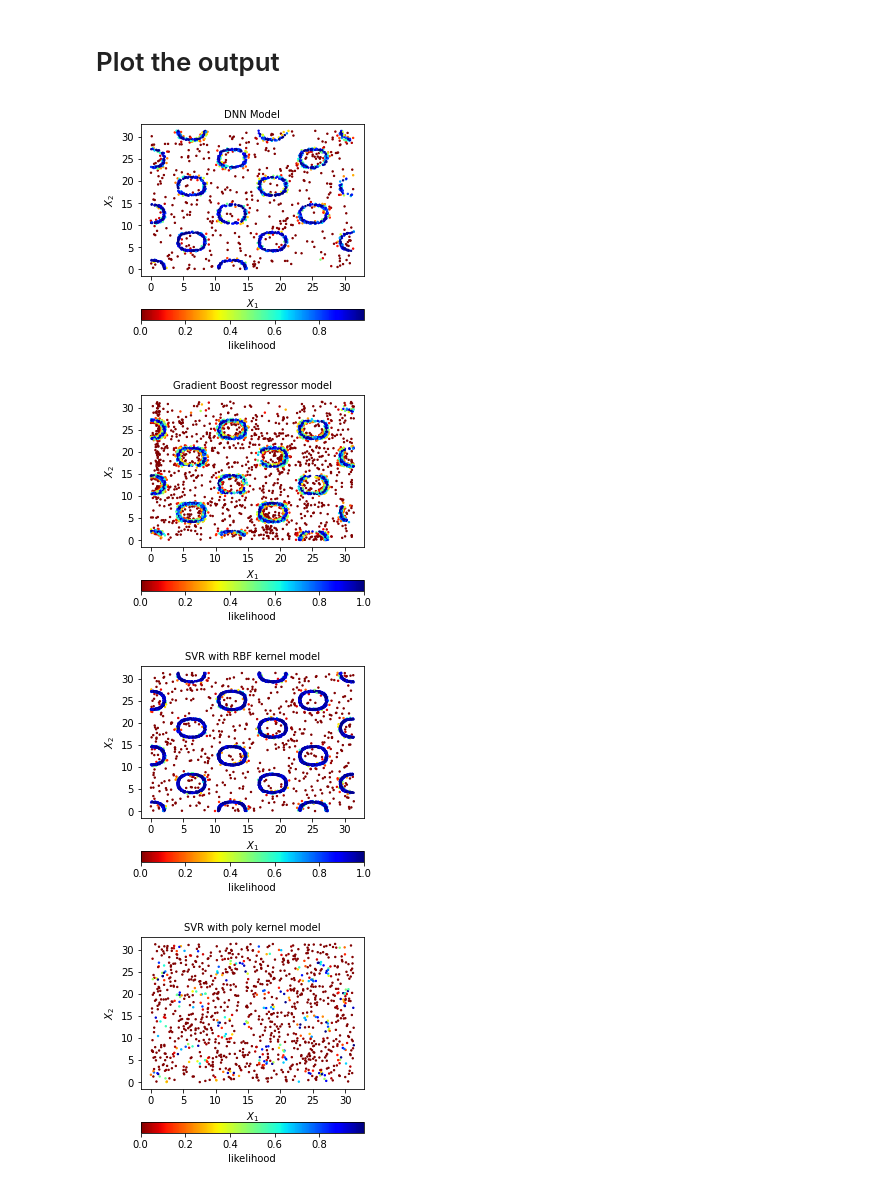
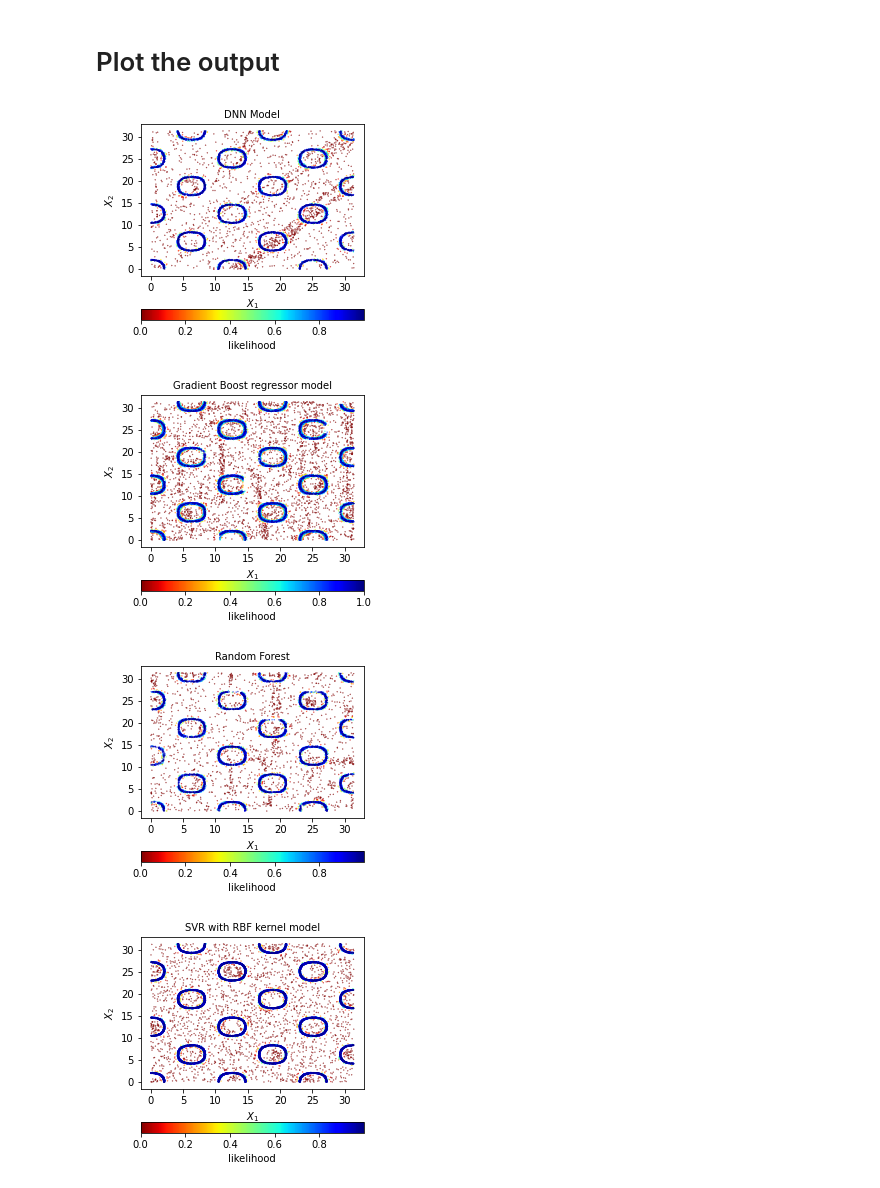
Before and after one commit to AHamamd150/MLscanner, a Jupyter notebook: MLS_random.ipynb, the cells around one changed output. Cells and saved outputs as stored; diff of their text form; code cells hidden in the pictures.

```diff
--- a/MLS_random.ipynb
+++ b/MLS_random.ipynb
@@ -71,7 +71,7 @@ class scan():
           print('DNN_model- Run Number {} - Number of collected points= {}'.format(q,len(X)))
     return X
 
-  def run_GBR(self,runs =20,learning_rate=0.01,n_estimators=50,max_depth=30,print_output=True):
+  def run_GBR(self,runs =20,learning_rate=0.01,n_estimators=100,max_depth=30,print_output=True):
     GBR =GradientBoostingRegressor(learning_rate=learning_rate,n_estimators=n_estimators,max_depth=max_depth)
     x1,x2,X=self.generate_init(100)
     obs1 = self.obs(x1, x2)
@@ -89,6 +89,26 @@ class scan():
       GBR.fit(X, obs1)
       if print_output == True:
           print('Gradient Boost regressor model- Run Number {} - Number of collected points= {}'.format(q,len(X)))
+    return X
+
+  def run_RFR(self,runs =20,n_estimators=100,max_depth=30,print_output=True):
+    RFR =RandomForestRegressor(n_estimators=n_estimators,max_depth=max_depth)
+    x1,x2,X=self.generate_init(100)
+    obs1 = self.obs(x1, x2)
+    RFR.fit(X, obs1)
+    for q in range(runs):
+      _,_,x = self.generate_init(10000)
+      pred = RFR.predict(x).flatten()
+      pred1 = self.likelihood(100,20,pred)
+      xsel = x[pred1>0.9]
+      m = round(len(xsel)/9)
+      xsel1 = np.append(xsel[:-m],x[-m:],axis=0)
+      obs2 = self.obs(xsel1[:, 0], xsel1[:, 1])
+      X = np.append(X, xsel1, axis=0)
+      obs1 = np.append(obs1, obs2)
+      RFR.fit(X, obs1)
+      if print_output == True:
+          print('Random Forest regressor model- Run Number {} - Number of collected points= {}'.format(q,len(X)))
     return X
 
   def run_SVMRBF(self,runs =20, C=100, gamma=0.1, epsilon=0.1,print_output=True):
@@ -136,7 +156,7 @@ class scan():
 
   def plot_model(self,input,title=''):
     plt.figure(figsize=(4,4))
-    plt.scatter(input[:, 0],input[:, 1],c=self.likelihood(100,20,self.obs(input[:, 0],input[:, 1])),s=2,cmap='jet_r')
+    plt.scatter(input[:, 0],input[:, 1],c=self.likelihood(100,20,self.obs(input[:, 0],input[:, 1])),s=0.1,cmap='jet_r')
     plt.xlabel(r'$X_1$',fontsize=10);
     plt.ylabel(r'$X_2$',fontsize=10);
     plt.title(title,fontsize=10)
@@ -148,10 +168,11 @@ model = scan()
 # %% [markdown]
 # Run the ML regression models with random scan
 # %%
-output_dd =model.run_DNN(neurons = 120,activation='relu',print_output=False)
-output_GB =model.run_GBR(runs=50,print_output=False)
-output_RBF =model.run_SVMRBF(runs=50,print_output=False)
-output_POLY =model.run_SVMPOLY(runs=100,degree=2,print_output=True)
+output_dd =model.run_DNN(neurons = 120,activation='relu',print_output=True)
+output_GB =model.run_GBR(runs=40,n_estimators=100,print_output=False)
+output_RBF =model.run_SVMRBF(runs=50,print_output=True)
+output_POLY =model.run_SVMPOLY(runs =5,degree=2, C=1, gamma=0.1, epsilon=0.1,print_output=True)
+output_rf =model.run_RFR(runs=20,n_estimators=200,print_output=True)
 # %% [markdown]
 # Optional to save the model for later use with out training
 # %%
@@ -161,10 +182,11 @@ model.save(GBR,dir='/home/');
 # %%
 model.plot_model(output_dd,'DNN Model')
 model.plot_model(output_GB,'Gradient Boost regressor model')
+model.plot_model(output_rf,'Random Forest')
 model.plot_model(output_RBF,'SVR with RBF kernel model')
 model.plot_model(output_POLY,'SVR with poly kernel model')
 # %% [output]
-[figure, old version]
+[figure, new version]
-[figure, old version]
+[figure, new version]
-[figure, old version]
+[figure, new version]
-[figure, old version]
+[figure, new version]
```
Also changed, not shown: parts of 2 cells of this notebook.
